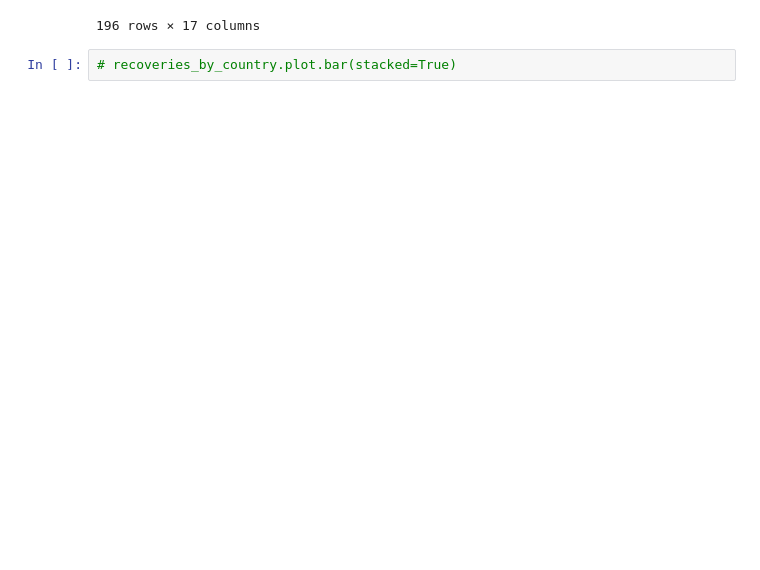
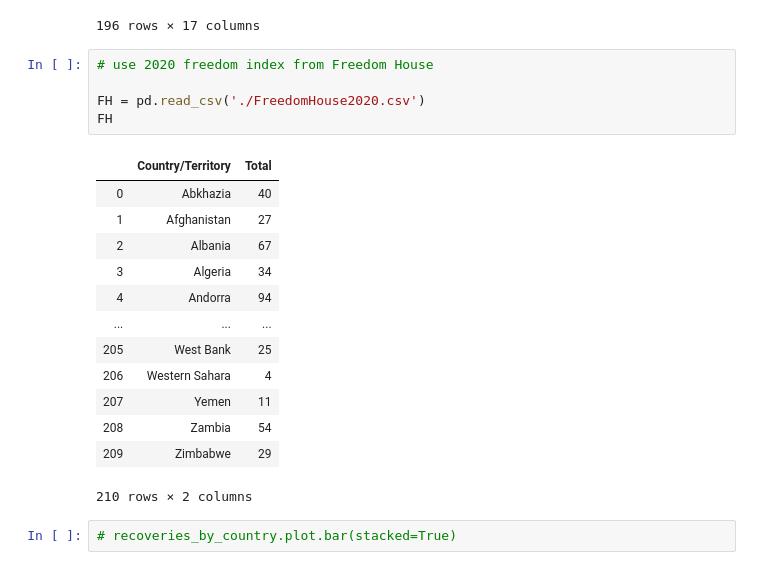
Before and after one commit to FarmageddonNow/CV19, a Jupyter notebook: CV19_Analysis.ipynb, the cells around one changed output. Saved outputs shown, nothing was run; the diff lists cells and outputs as text; blank space fills up the shorter version.

```diff
--- a/CV19_Analysis.ipynb
+++ b/CV19_Analysis.ipynb
@@ -330,5 +323,24 @@ demo
 | 194 | Zambia | 18383955.0 | 25.0 | 743390.0 | -8000.0 | 18.0 | 45.0 | 0.0024 | ... |
 | 195 | Zimbabwe | 14862924.0 | 38.0 | 386850.0 | -116858.0 | 19.0 | 38.0 | 0.0019 | ... |
 196 rows × 17 columns
+# %%
+# use 2020 freedom index from Freedom House
+
+FH = pd.read_csv('./FreedomHouse2020.csv')
+FH
+# %% [output]
+|  | Country/Territory | Total |
+| 0 | Abkhazia | 40 |
+| 1 | Afghanistan | 27 |
+| 2 | Albania | 67 |
+| 3 | Algeria | 34 |
+| 4 | Andorra | 94 |
+| ... | ... | ... |
+| 205 | West Bank | 25 |
+| 206 | Western Sahara | 4 |
+| 207 | Yemen | 11 |
+| 208 | Zambia | 54 |
+| 209 | Zimbabwe | 29 |
+210 rows × 2 columns
 # %%
 # recoveries_by_country.plot.bar(stacked=True)
```
Also changed, not shown: parts of 19 cells of this notebook, 2 other files.
